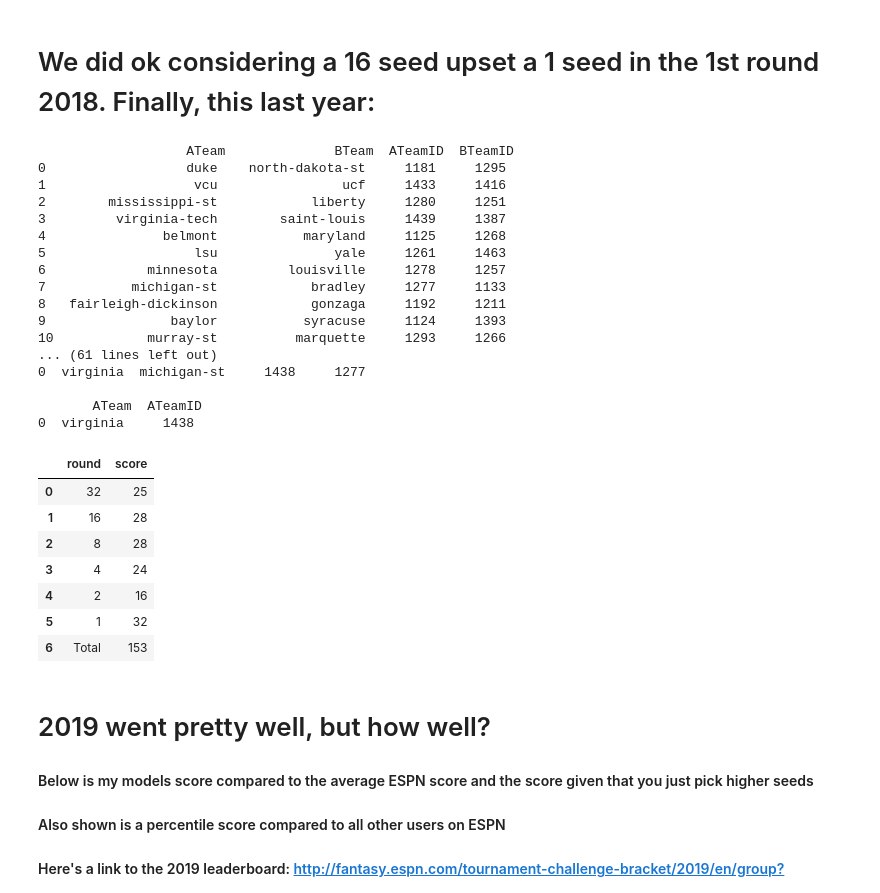
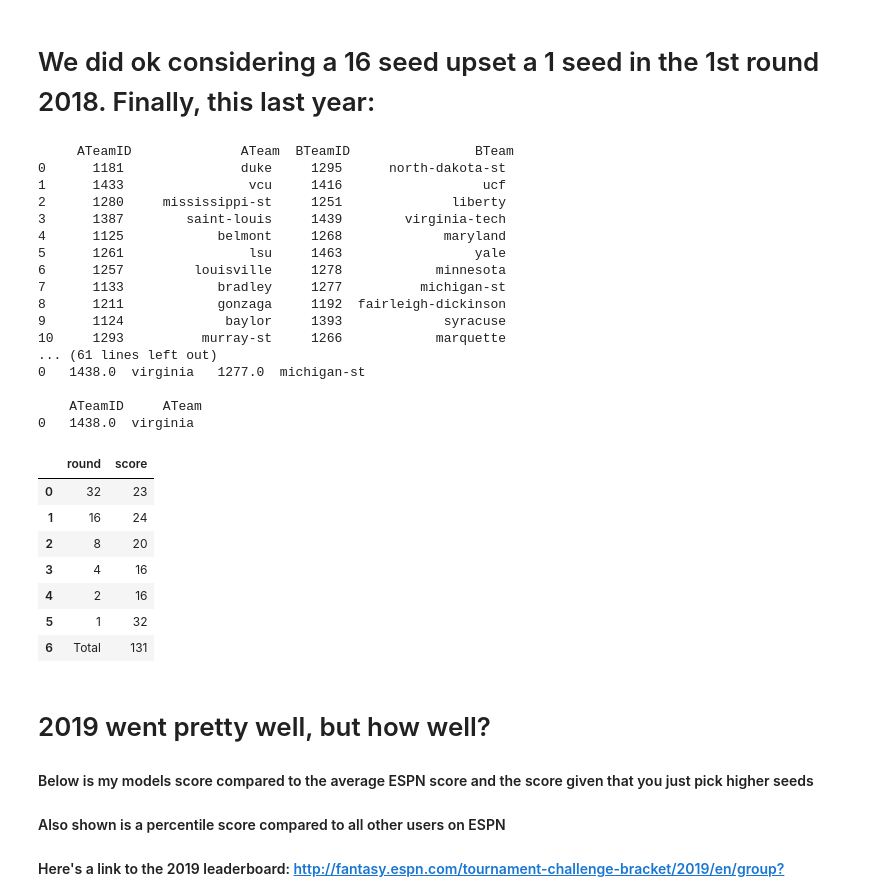
Before and after one commit to wohnjoods/MarchMadnessPredictor, a Jupyter notebook: Demo.ipynb, the cells around one changed output. Drawn from its saved outputs; the diff is of its cells as text; code cells hidden in the pictures.

```diff
--- a/Demo.ipynb
+++ b/Demo.ipynb
@@ -309,38 +310,39 @@ scoreDF
 # We did ok considering a 16 seed upset a 1 seed in the 1st round 2018. Finally, this last year:
 # %%
 #2019 results
-df=pd.read_csv("tourney_game_master_test_actual.csv")
-dfList, scoreDF=runTournament(df,2019,'model_valid_demo','model_valid_demo')
+df=pd.read_csv("../Data/TourneyData/tourney_game_master_scaled_all.csv")
+#2017 results
+dfList, scoreDF=runTournament(df,2019,'../winModeling/tournament_win_model_prod','../winModeling/tournament_win_weights_prod',True)
 for df in dfList:
     print('\n',df)
 
 scoreDF
 # %% [output]
-                   ATeam              BTeam  ATeamID  BTeamID
-0                  duke    north-dakota-st     1181     1295
-1                   vcu                ucf     1433     1416
-2        mississippi-st            liberty     1280     1251
-3         virginia-tech        saint-louis     1439     1387
-4               belmont           maryland     1125     1268
-5                   lsu               yale     1261     1463
-6             minnesota         louisville     1278     1257
-7           michigan-st            bradley     1277     1133
-8   fairleigh-dickinson            gonzaga     1192     1211
-9                baylor           syracuse     1124     1393
-10            murray-st          marquette     1293     1266
+     ATeamID              ATeam  BTeamID                BTeam
+0      1181               duke     1295      north-dakota-st
+1      1433                vcu     1416                  ucf
+2      1280     mississippi-st     1251              liberty
+3      1387        saint-louis     1439        virginia-tech
+4      1125            belmont     1268             maryland
+5      1261                lsu     1463                 yale
+6      1257         louisville     1278            minnesota
+7      1133            bradley     1277          michigan-st
+8      1211            gonzaga     1192  fairleigh-dickinson
+9      1124             baylor     1393             syracuse
+10     1293          murray-st     1266            marquette
 ... (61 lines left out)
-0  virginia  michigan-st     1438     1277
+0   1438.0  virginia   1277.0  michigan-st
 
-       ATeam  ATeamID
-0  virginia     1438
+    ATeamID     ATeam
+0   1438.0  virginia
 |  | round | score |
-| 0 | 32 | 25 |
-| 1 | 16 | 28 |
-| 2 | 8 | 28 |
-| 3 | 4 | 24 |
+| 0 | 32 | 23 |
+| 1 | 16 | 24 |
+| 2 | 8 | 20 |
+| 3 | 4 | 16 |
 | 4 | 2 | 16 |
 | 5 | 1 | 32 |
-| 6 | Total | 153 |
+| 6 | Total | 131 |
 # %% [markdown]
 # 2019 went pretty well, but how well?
 #### Below is my models score compared to the average ESPN score and the score given that you just pick higher seeds
```
Also changed, not shown: parts of 14 cells of this notebook.
